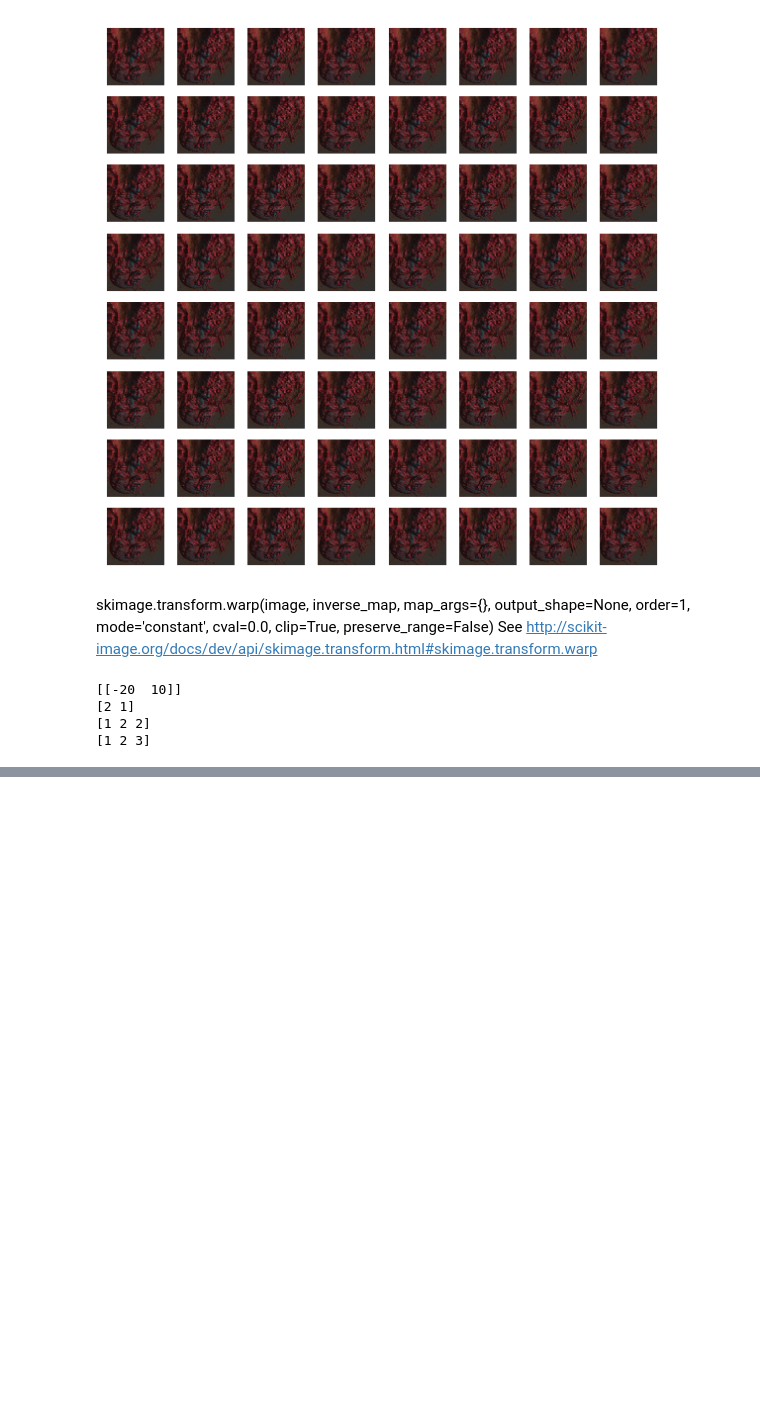
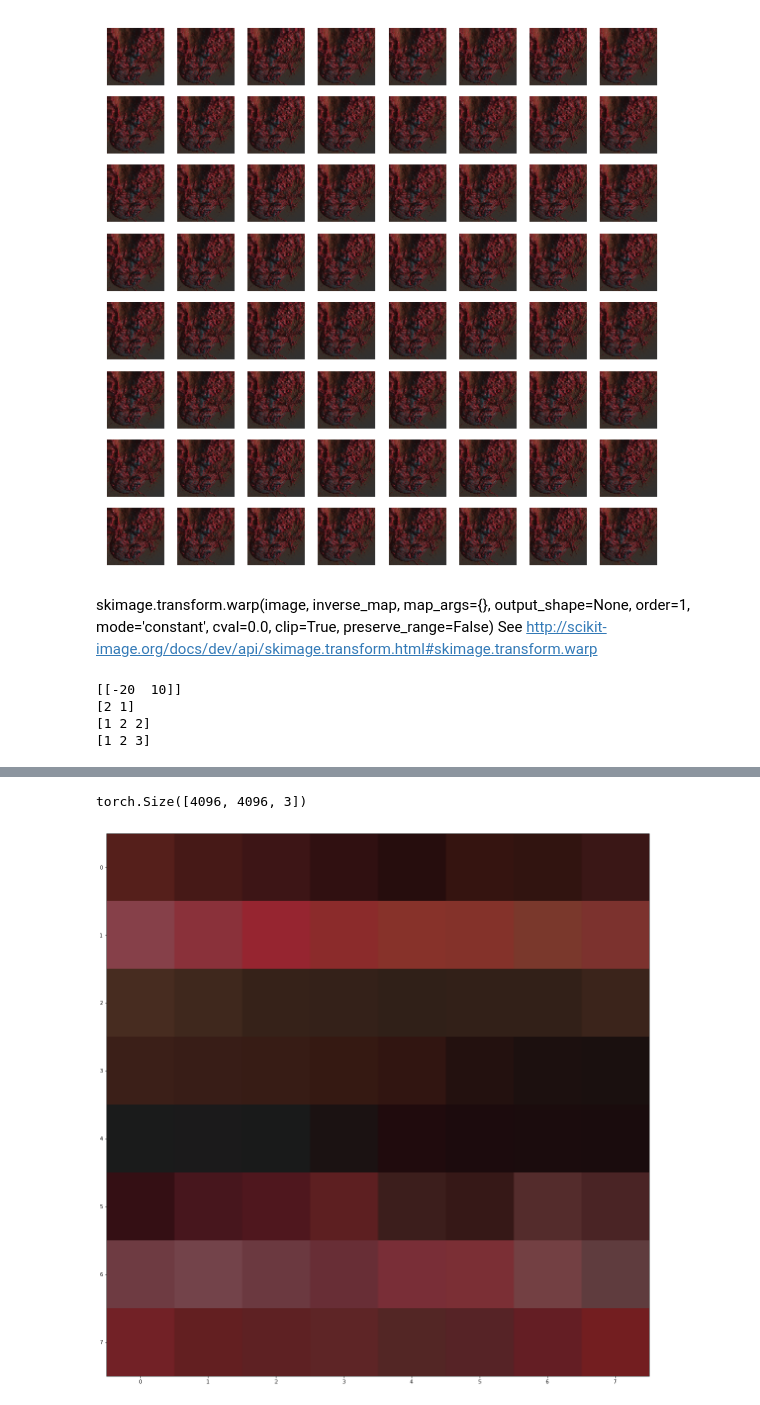
Before and after one commit to seankmartin/LF_View_Synthesis, a Jupyter notebook: Notebooks/Warping.ipynb, the cells around one changed output, grey strips where cells are left out. Drawn from its saved outputs; the diff is of its cells as text; code cells hidden in the pictures; blank space fills up the shorter version.

```diff
--- a/Notebooks/Warping.ipynb
+++ b/Notebooks/Warping.ipynb
@@ -425,0 +465,19 @@ print(np.around(x, 0).astype(np.uint8))
+# %%
+file_path = "/users/pgrad/martins7/turing/overflow-storage/numpy_set/small_set.h5"
+sample_index = 10
+with h5py.File(file_path, mode='r', libver='latest', swmr=True) as h5_file:
+    col = h5_file['train']['colour']['images'][sample_index]
+    disp = h5_file['train']['disparity']['images'][sample_index]
+    grid_size = 64
+    grid_one_way = 8
+    sample_index = grid_size // 2 + (grid_one_way // 2)
+    input_lf = torch.from_numpy(col)
+    #print(input_lf)
+    lf_transposed = input_lf.transpose_(0, 2).transpose_(0, 1)
+    lf_shaped = torch.reshape(lf_transposed, (8 * 512, 8 * 512, 3))
+    print(lf_shaped.shape)
+    plt.rcParams['figure.figsize'] = [20, 20]
+    plt.imshow(lf_shaped[:8, :8].numpy())
+# %% [output]
+torch.Size([4096, 4096, 3])
+[figure, added]
```
Also changed, not shown: parts of 4 cells of this notebook.
